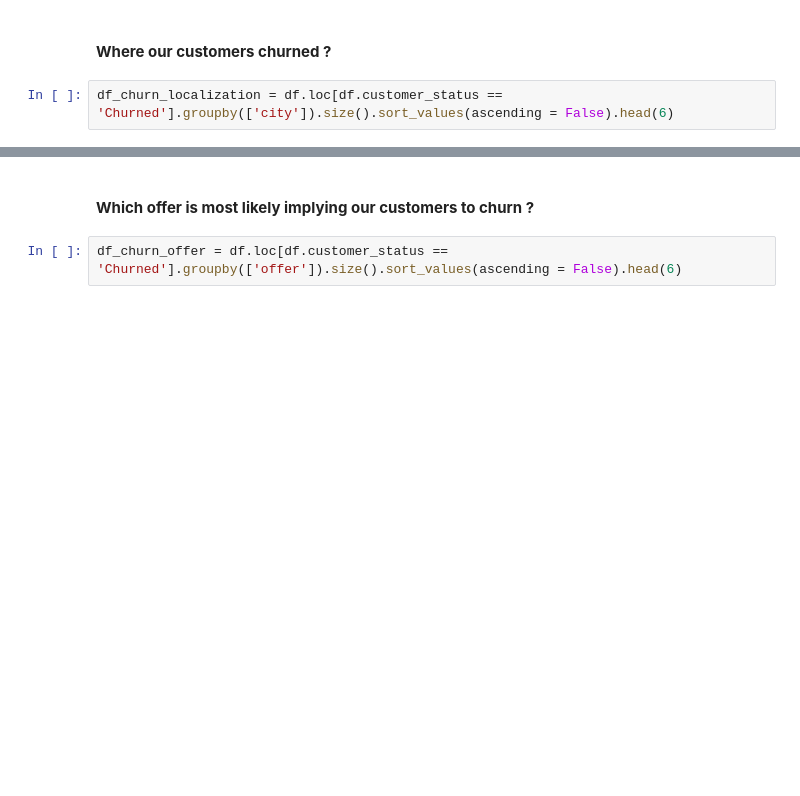
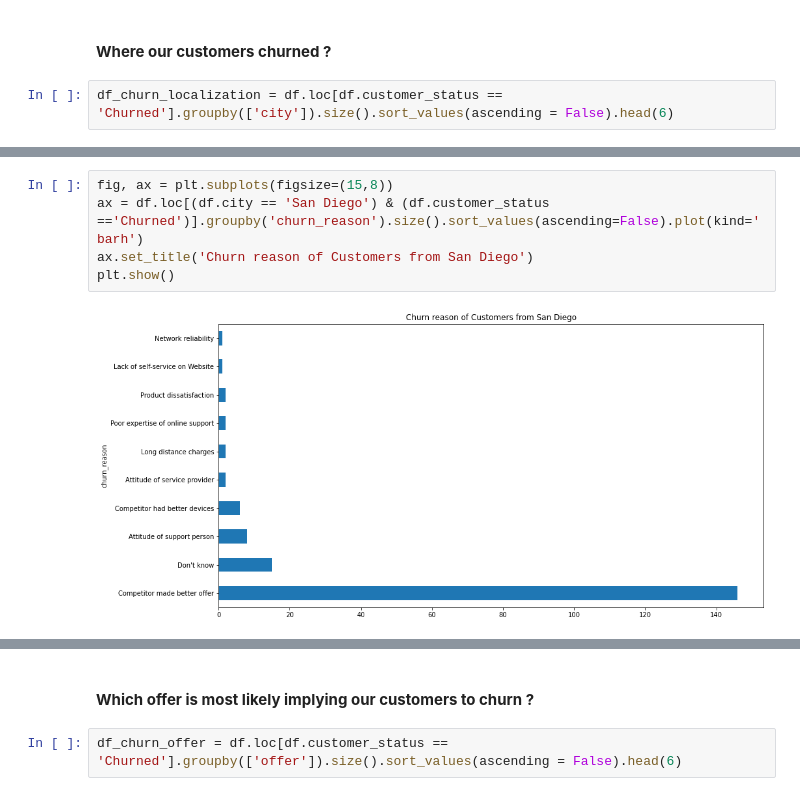
Before and after one commit to Yurhigz/Telecom_Churn, a Jupyter notebook: Script_Python.ipynb, the cells around one changed output, grey strips where cells are left out. Cells and saved outputs as stored; diff of their text form; blank space fills up the shorter version.

```diff
--- a/Script_Python.ipynb
+++ b/Script_Python.ipynb
@@ -297,0 +303,7 @@ plt.show()
+# %%
+fig, ax = plt.subplots(figsize=(15,8))
+ax = df.loc[(df.city == 'San Diego') & (df.customer_status =='Churned')].groupby('churn_reason').size().sort_values(ascending=False).plot(kind='barh')
+ax.set_title('Churn reason of Customers from San Diego')
+plt.show()
+# %% [output]
+[figure, added]
```
Also changed, not shown: parts of 33 cells of this notebook.
